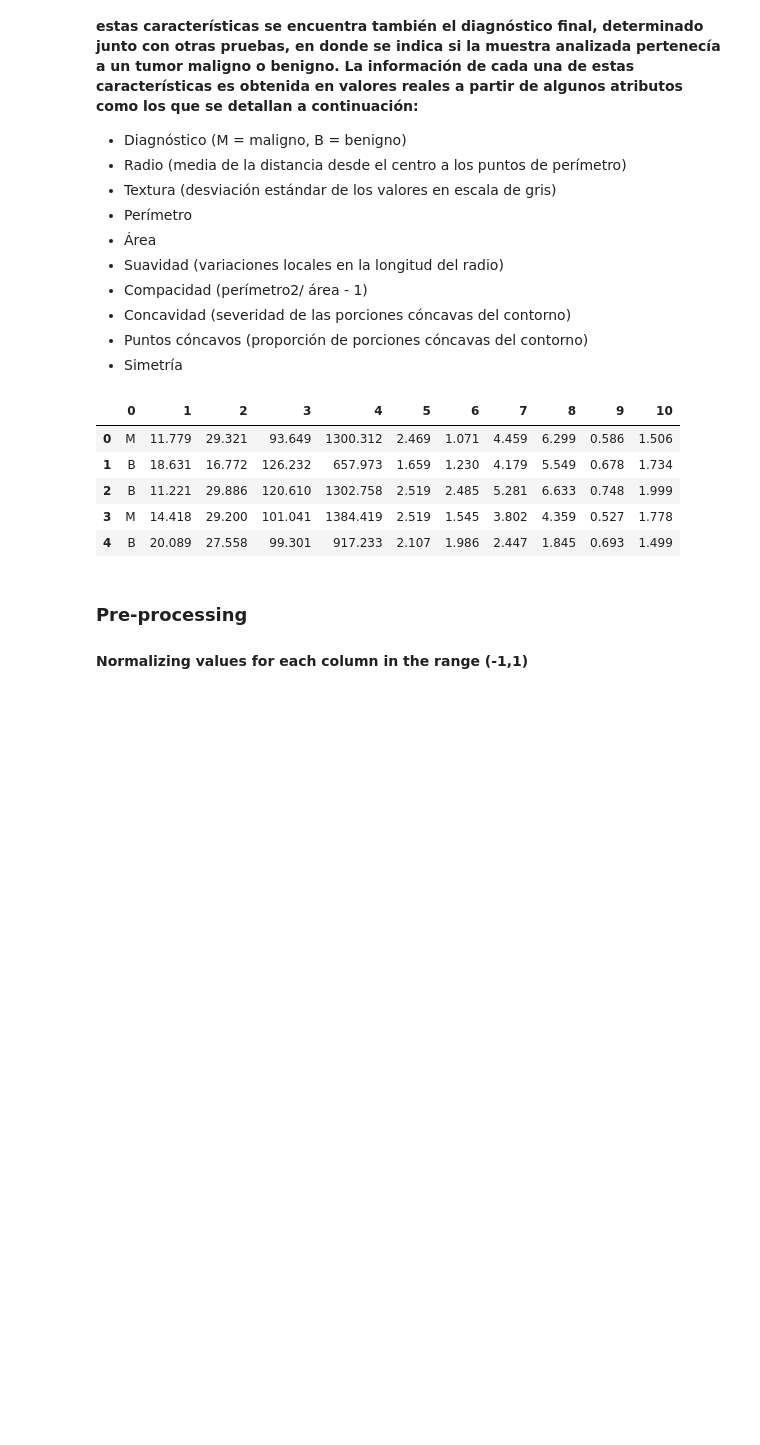
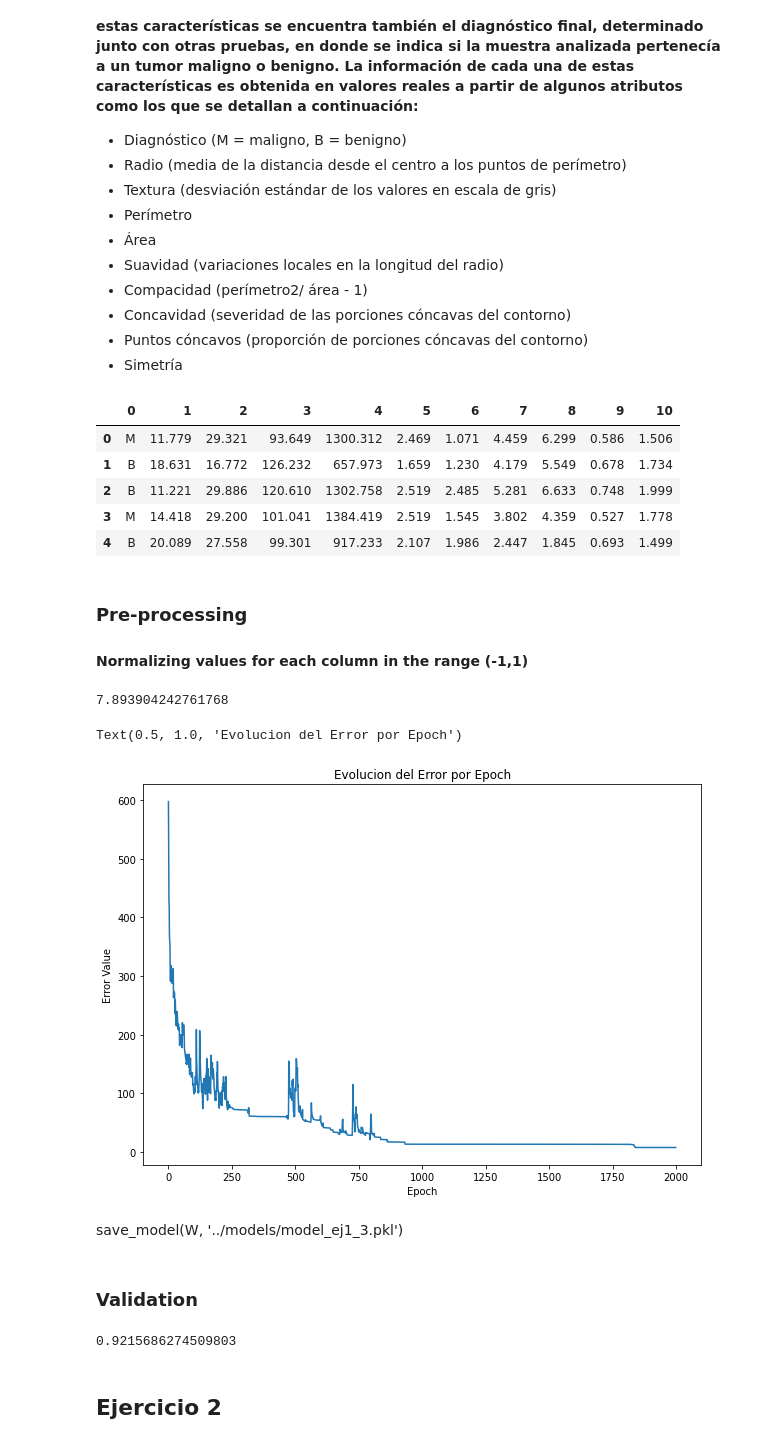
Before and after one commit to pablolp99/tp1-rn2020, a Jupyter notebook: codigo/dev.ipynb, the cells around one changed output. Saved outputs shown, nothing was run; the diff lists cells and outputs as text; code cells hidden in the pictures; blank space fills up the shorter version.

```diff
--- a/codigo/dev.ipynb
+++ b/codigo/dev.ipynb
@@ -122,0 +132,17 @@ pass
+# %%
+ERROR[-1]
+# %% [output]
+7.893904242761768
+# %%
+fig = plt.figure(figsize=(10,7))
+plt.plot(ERROR)
+plt.xlabel("Epoch")
+plt.ylabel("Error Value")
+plt.title('Evolucion del Error por Epoch')
+# %% [output]
+Text(0.5, 1.0, 'Evolucion del Error por Epoch')
+[figure, added]
+# %% [markdown]
+save_model(W, '../models/model_ej1_3.pkl')
+# %% [markdown]
+### Validation
@@ -122,0 +156,6 @@ pass
+# %%
+len(validation.loc[validation.result<0.5])/len(validation)
+# %% [output]
+0.9215686274509803
+# %% [markdown]
+## Ejercicio 2
```
Also changed, not shown: parts of 31 cells of this notebook, 9 other files.
